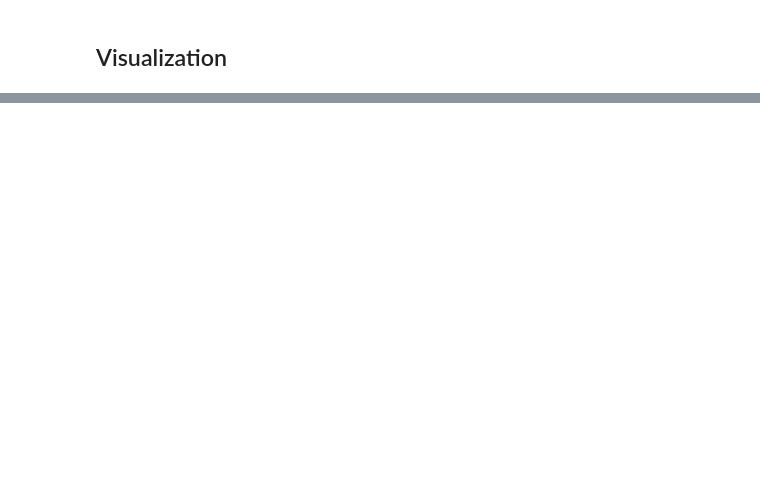
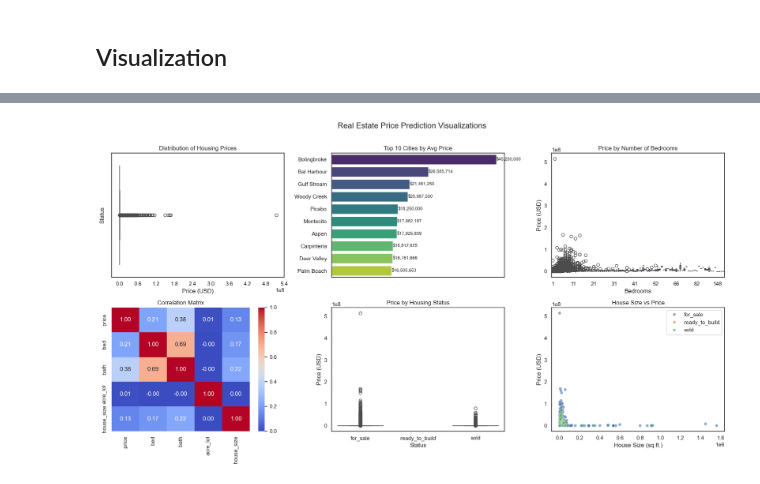
Before and after one commit to Moudrin/Python, a Jupyter notebook: Real Estate Price Prediction(USA).ipynb, the cells around one changed output, grey strips where cells are left out. Cells and saved outputs as stored; diff of their text form; code cells hidden in the pictures; blank space fills up the shorter version.

```diff
--- a/Real Estate Price Prediction(USA).ipynb
+++ b/Real Estate Price Prediction(USA).ipynb
@@ -151,3 +175,9 @@ dff
 | 2226380 | 53618.0 | sold | 179900.0 | 2.0 | 1.0 | 0.09 | Richland | Washington | 99354.0 | 933.0 |
 | 2226381 | 108243.0 | sold | 580000.0 | 5.0 | 3.0 | 0.31 | Richland | Washington | 99354.0 | 3615.0 |
 1358089 rows × 10 columns
+# %%
+# Remove .0 where applicable
+
+for col in dff.select_dtypes(include='float'):
+    if (dff[col] % 1 == 0).all():
+        dff[col] = dff[col].astype('Int64')
@@ -279,0 +209,60 @@ plt.show()
+# %%
+
+sns.set(style="white")
+
+# Create 2x3 grid
+fig, axes = plt.subplots(2, 3, figsize=(18, 10))
+fig.suptitle('Real Estate Price Prediction Visualizations', fontsize=16)
+
+# 💰 Price Distribution
+sns.boxplot(x=dff_eda['price'], ax=axes[0, 0])
+axes[0, 0].xaxis.set_major_locator(plt.MaxNLocator(integer=True))
+axes[0, 0].set_title('Distribution of Housing Prices')
+axes[0, 0].set_xlabel('Price (USD)')
+axes[0, 0].set_ylabel('Status')
+
+# 🏙️ Average Price by City (Top 10)
+city_avg_price = dff_eda.groupby('city')['price'].mean().sort_values(ascending=False).head(10)
+
+sns.barplot(x=city_avg_price.values, y=city_avg_price.index, ax=axes[0, 1], palette='viridis')
+
+axes[0, 1].set_title('Top 10 Cities by Avg Price')
+axes[0, 1].set_xlabel('')
+axes[0, 1].set_ylabel('')
+
+# Remove x-axis ticks and gridlines
+axes[0, 1].xaxis.set_visible(False)
+
+# Add data labels on bars
+for i, (value, city) in enumerate(zip(city_avg_price.values, city_avg_price.index)):
+    axes[0, 1].text(value + 5000, i, f"${int(value):,}", va='center', fontsize=9)
+
+# 🛏️ Bedrooms vs Price Boxplot
+sns.boxplot(x='bed', y='price', data=dff_eda, ax=axes[0, 2])
+axes[0, 2].xaxis.set_major_locator(plt.MaxNLocator(integer=True))
+axes[0, 2].set_title('Price by Number of Bedrooms')
+axes[0, 2].set_xlabel('Bedrooms')
+axes[0, 2].set_ylabel('Price (USD)')
+
+# 🧱 Correlation Heatmap
+numeric_cols = ['price', 'bed', 'bath', 'acre_lot', 'house_size']
+sns.heatmap(dff_eda[numeric_cols].corr(), annot=True, cmap='coolwarm', fmt=".2f", ax=axes[1, 0])
+axes[1, 0].set_title('Correlation Matrix')
+
+# 🏗️ Price by Housing Status
+sns.boxplot(x='status', y='price', data=dff_eda, ax=axes[1, 1])
+axes[1, 1].set_title('Price by Housing Status')
+axes[1, 1].set_xlabel('Status')
+axes[1, 1].set_ylabel('Price (USD)')
+
+# 📐 House Size vs Price
+sns.scatterplot(data=dff_eda, x='house_size', y='price', hue='status', alpha=0.6, ax=axes[1, 2])
+axes[1, 2].set_title('House Size vs Price')
+axes[1, 2].set_xlabel('House Size (sq.ft.)')
+axes[1, 2].set_ylabel('Price (USD)')
+axes[1, 2].legend(loc='upper right')
+
+plt.tight_layout(rect=[0, 0, 1, 0.97])  # leave space for suptitle
+plt.show()
+# %% [output]
+[figure, added]
```
Also changed, not shown: parts of 14 cells of this notebook.
